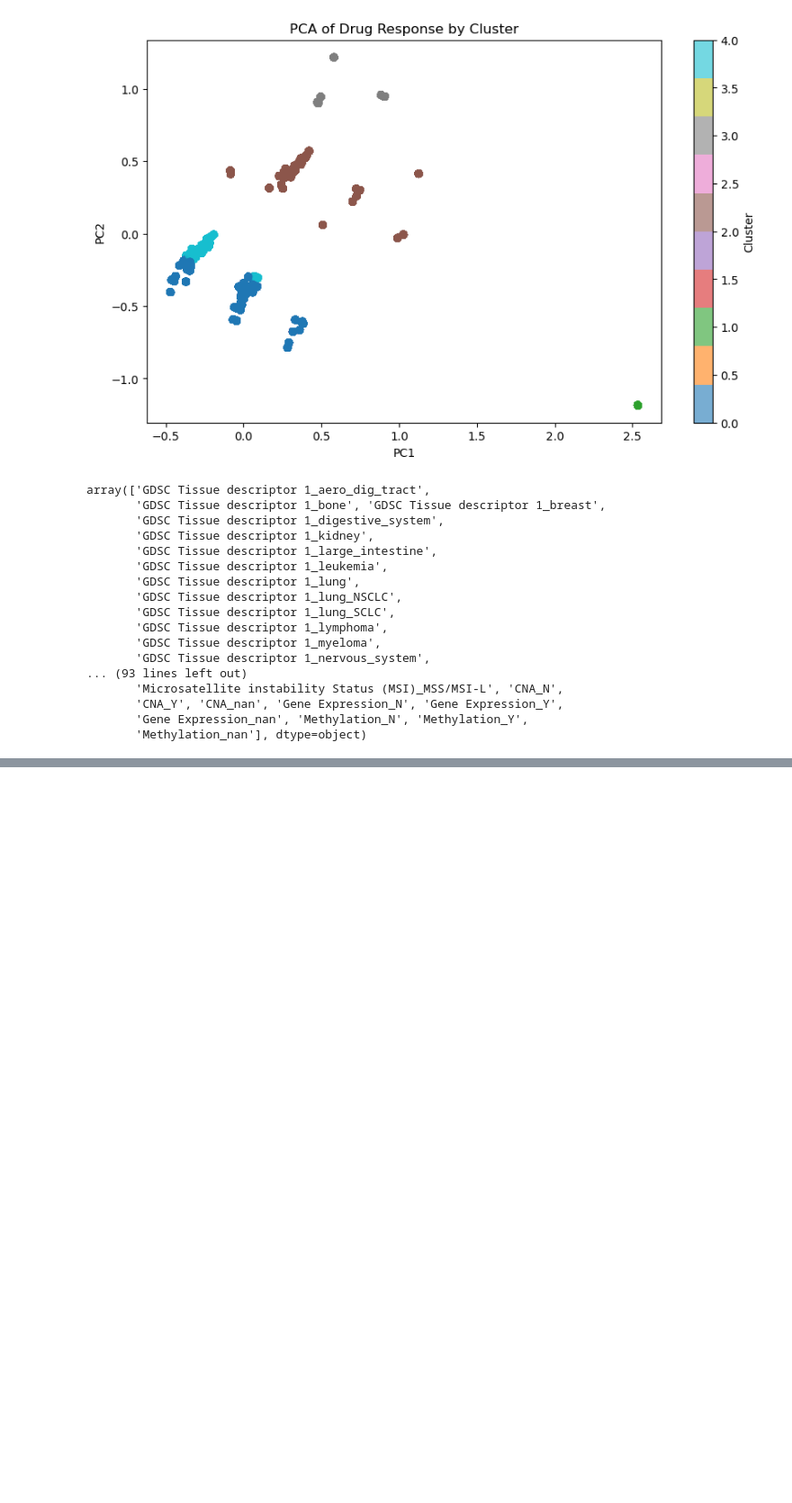
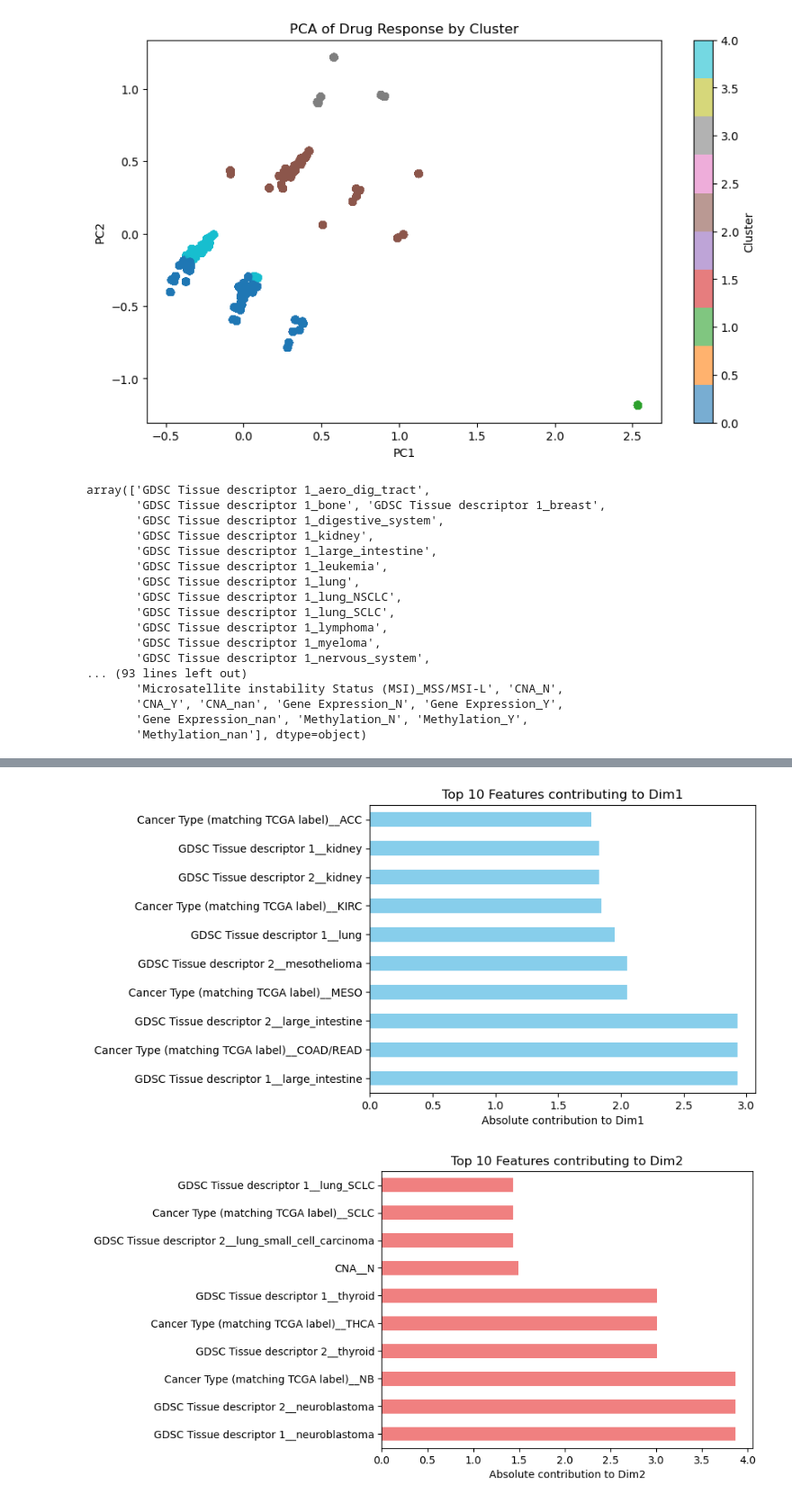
Before and after one commit to hongsheng-lai/ML_GDSC, a Jupyter notebook: main.ipynb, the cells around one changed output, grey strips where cells are left out. Shown at 90% size. Drawn from its saved outputs; the diff is of its cells as text; code cells hidden in the pictures; blank space fills up the shorter version.

```diff
--- a/main.ipynb
+++ b/main.ipynb
@@ -329,0 +451,22 @@ ModuleNotFoundError: No module named 'prince'
+# %%
+import matplotlib.pyplot as plt
+
+col_coords = mca.column_coordinates(X)
+col_coords.columns = ['Dim1', 'Dim2']
+
+# Dim1中贡献最大的10个特征
+col_coords['Dim1'].abs().sort_values(ascending=False).head(10).plot.barh(
+    color='skyblue', title='Top 10 Features contributing to Dim1'
+)
+plt.xlabel('Absolute contribution to Dim1')
+plt.show()
+
+# Dim2中贡献最大的10个特征
+col_coords['Dim2'].abs().sort_values(ascending=False).head(10).plot.barh(
+    color='lightcoral', title='Top 10 Features contributing to Dim2'
+)
+plt.xlabel('Absolute contribution to Dim2')
+plt.show()
+# %% [output]
+[figure, added]
+[figure, added]
```
Also changed, not shown: parts of 8 cells of this notebook, 6 other files.
